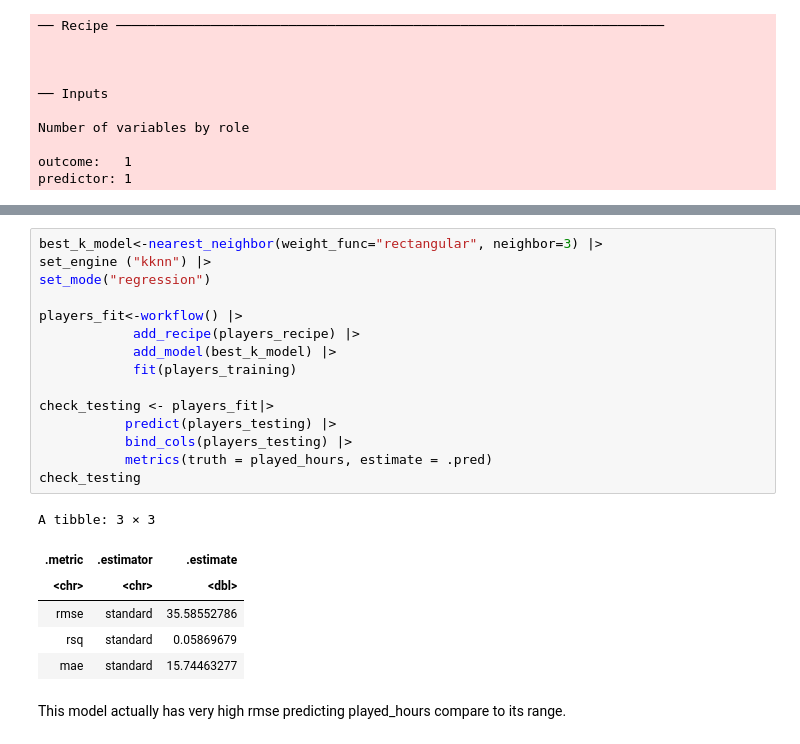
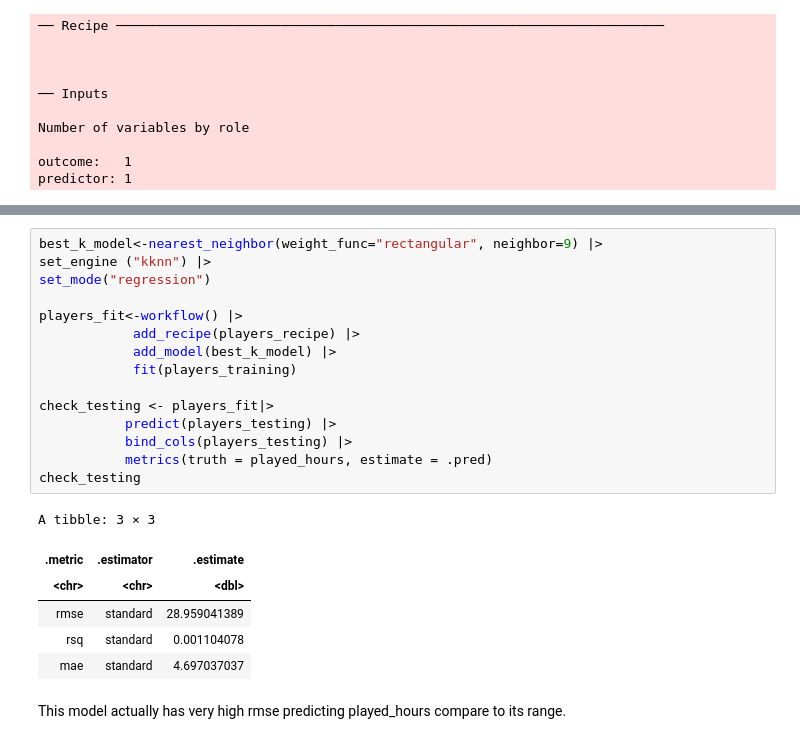
Before and after one commit to codeha/DSCI_PROJECT, a Jupyter notebook: thz project.ipynb, the cells around one changed output, grey strips where cells are left out. Cells and saved outputs as stored; diff of their text form.

```diff
--- a/thz project.ipynb
+++ b/thz project.ipynb
@@ -181,25 +256,25 @@ A tibble: 1 × 7
 # %%
-best_k_model<-nearest_neighbor(weight_func="rectangular", neighbor=3) |>
+best_k_model<-nearest_neighbor(weight_func="rectangular", neighbor=9) |>
 set_engine ("kknn") |>
 set_mode("regression")
 
 players_fit<-workflow() |>
             add_recipe(players_recipe) |>
             add_model(best_k_model) |>
             fit(players_training)
 
 check_testing <- players_fit|>
            predict(players_testing) |>
            bind_cols(players_testing) |>
            metrics(truth = played_hours, estimate = .pred)
 check_testing
 # %% [output]
 A tibble: 3 × 3
 | .metric | .estimator | .estimate |
 | <chr> | <chr> | <dbl> |
-| rmse | standard | 35.58552786 |
-| rsq | standard | 0.05869679 |
-| mae | standard | 15.74463277 |
+| rmse | standard | 28.959041389 |
+| rsq | standard | 0.001104078 |
+| mae | standard | 4.697037037 |
 # %% [markdown]
 This model actually has very high rmse predicting played_hours compare to its range.
 # %%
```
Also changed, not shown: parts of 8 cells of this notebook.
